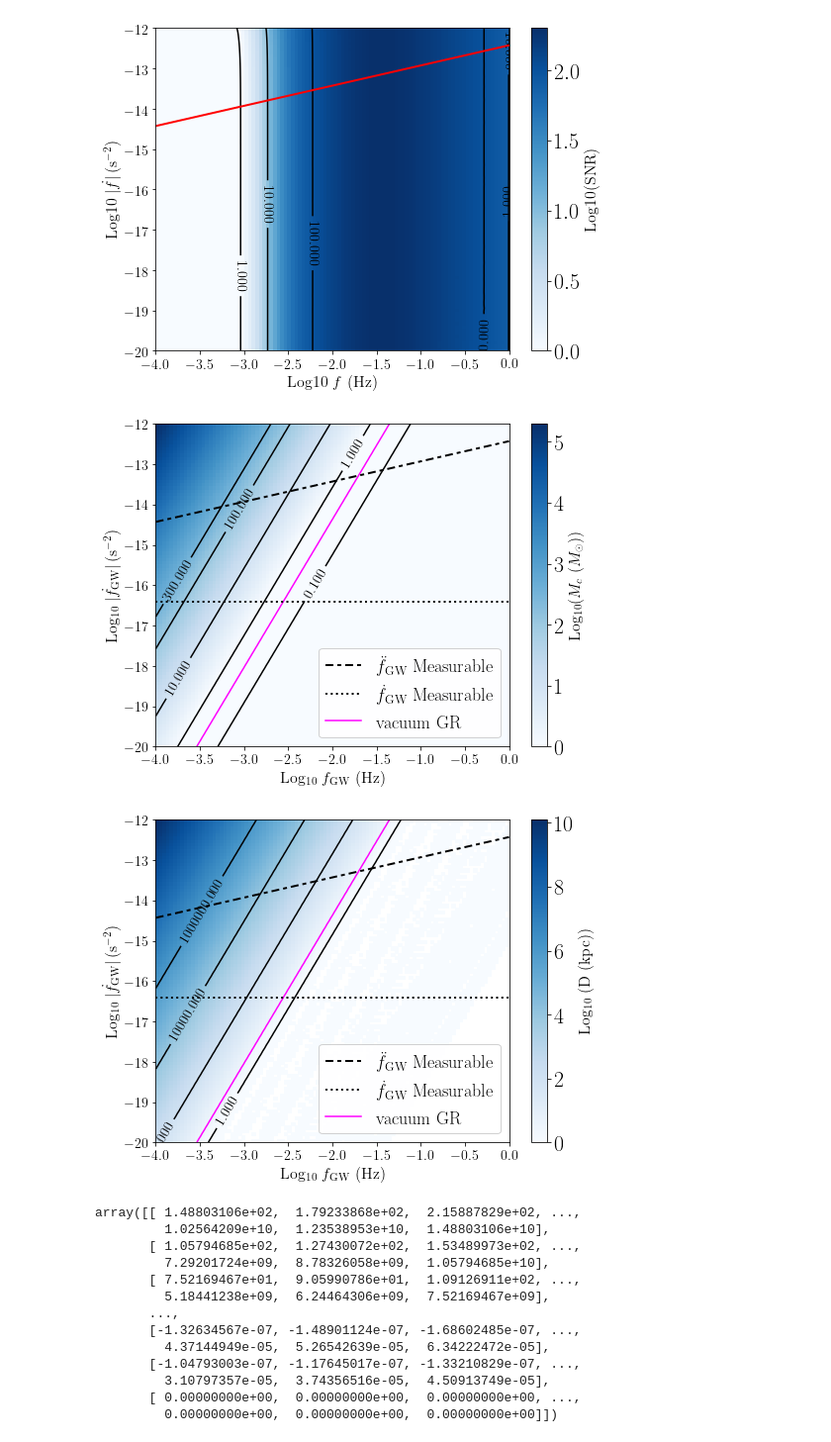
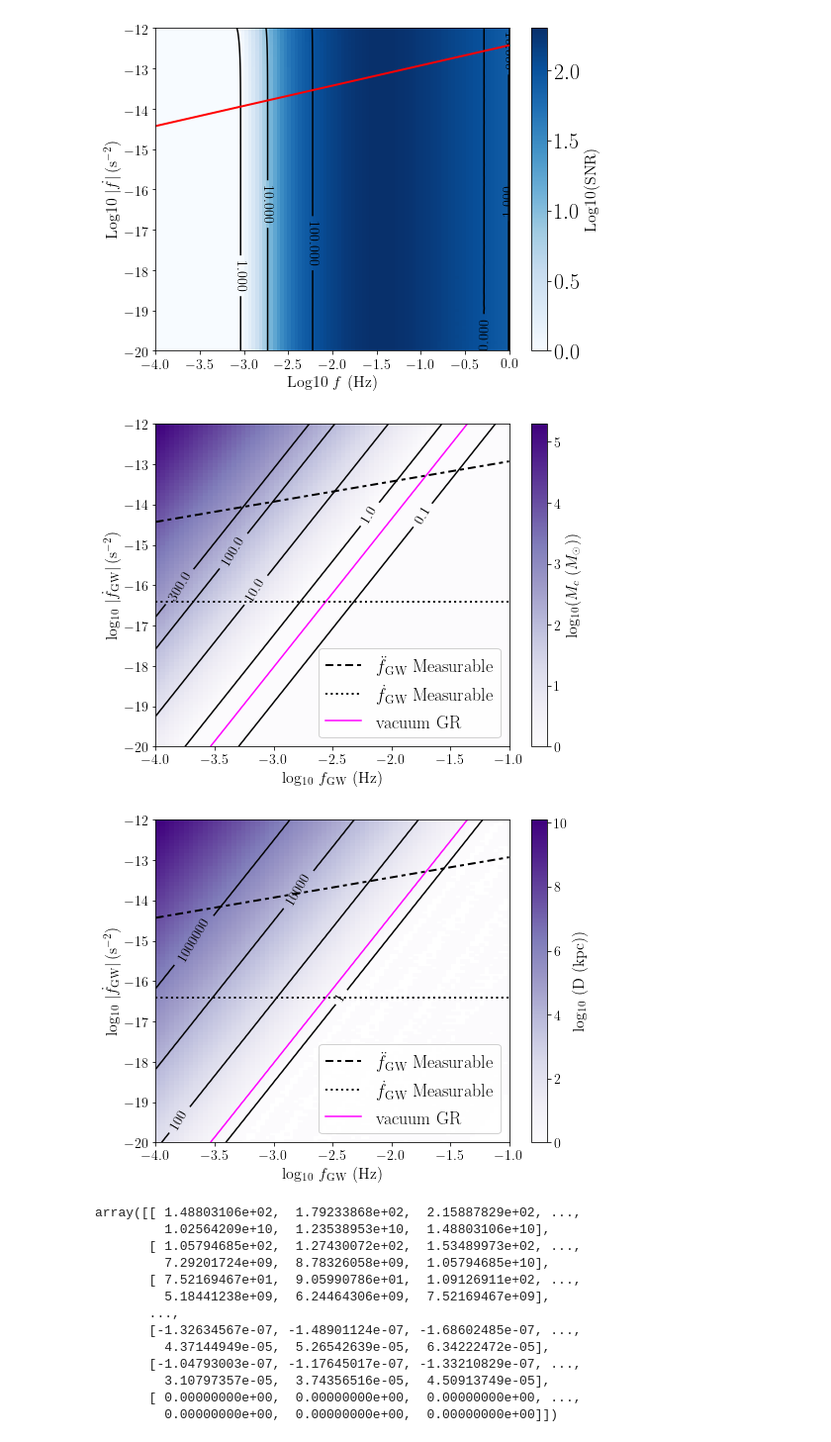
Before and after one commit to tcallister/LISA-and-CE-Evolution, a Jupyter notebook: FdotPN/M-D.ipynb, the cells around one changed output. Shown at 99% size. Cells and saved outputs as stored; diff of their text form; code cells hidden in the pictures.

```diff
--- a/FdotPN/M-D.ipynb
+++ b/FdotPN/M-D.ipynb
@@ -455,25 +455,28 @@ plt.show()
 # %% [output]
 [figure]
 # %%
+xs = 10.**np.linspace(-4,0,100)
 fdot_min = 1./(5.*year)**2.
 fddot_min = (2./(5.*year))/(5.*year)**2.
 fdot_at_minimum_fddot = np.sqrt((3./11.)*xs*fddot_min)
+fdot_at_fddotmin = np.sqrt(3./11*fddotmin*f_ref)
 # %%
 fig,ax = plt.subplots(figsize=(8,6))
 
-PS = ax.pcolormesh(np.log10(fs),np.log10(fdots),np.log10(Mc_m).T,cmap='Blues',vmin=0)
+PS = ax.pcolormesh(np.log10(fs),np.log10(fdots),np.log10(Mc_m).T,cmap='Purples',vmin=0,rasterized=True)
 CS = ax.contour(np.log10(fs),np.log10(fdots),Mc_m.T,levels=[compute_Mc(0.5,0.3)],colors='magenta',label='vacuum GR')
 CS = ax.contour(np.log10(fs),np.log10(fdots),Mc_m.T,levels=[0.1,1,10,100,300],colors='black')
 cb = fig.colorbar(PS)
-cb.set_label(label="Log$_{10}$($M_c$ ($M_{\odot}))$",fontsize=16)
-ax.clabel(CS, inline=1, fontsize=14)
+cb.set_label(label="log$_{10}$($M_c$ ($M_{\odot}))$",fontsize=16)
+cb.ax.tick_params(labelsize=14)
+ax.clabel(CS, inline=1, fontsize=14,fmt='%1.1f')
 
 ax.plot(np.log10(f_ref),np.log10(fdot_at_fddotmin),lw=2,color='black',dashes=(4,2,2,2),label="$\ddot f_\mathrm{GW}$ Measurable")
 ax.axhline(y=np.log10(fdot_min),color='black',ls=':',lw=2,label="$\dot f_\mathrm{GW}$ Measurable")
-ax.set_xlim(-4,0)
+ax.set_xlim(-4,-1)
 ax.set_ylim(-20,-12)
-ax.set_xlabel(r'Log$_{10}$ $f_{\mathrm{GW}}$ (Hz)',fontsize=16)
-ax.set_ylabel(r'Log$_{10}$ $|\dot f_{\mathrm{GW}}|\,(\mathrm{s}^{-2})$',fontsize=16)
+ax.set_xlabel(r'log$_{10}$ $f_{\mathrm{GW}}$ (Hz)',fontsize=16)
+ax.set_ylabel(r'log$_{10}$ $|\dot f_{\mathrm{GW}}|\,(\mathrm{s}^{-2})$',fontsize=16)
 ax.tick_params(labelsize=14)
 ax.plot(1,2,color='magenta',label='vacuum GR')
 ax.legend(ncol=1,loc='lower right',fontsize=18,fancybox=True,framealpha=0.9)
@@ -481,31 +484,32 @@ ax.legend(ncol=1,loc='lower right',fontsize=18,fancybox=True,framealpha=0.9)
 plt.show()
 fig.savefig("McBias.pdf",bbox_inches='tight')
 # %% [output]
-[figure, old version]
+[figure, new version]
 # %%
 fig,ax = plt.subplots(figsize=(8,6))
 
-PS = ax.pcolormesh(np.log10(fs),np.log10(fdots),np.log10(D_m).T,cmap='Blues',vmin=0)
+PS = ax.pcolormesh(np.log10(fs),np.log10(fdots),np.log10(D_m).T,cmap='Purples',vmin=0,rasterized=True)
 CS = ax.contour(np.log10(fs),np.log10(fdots),D_m.T,levels=[3],colors='magenta')
 CS = ax.contour(np.log10(fs),np.log10(fdots),D_m.T,levels=[1,100,10000,1000000],colors='black')
 cb = fig.colorbar(PS)
-cb.set_label(label="Log$_{10}$ (D (kpc))",fontsize=16)
-ax.clabel(CS, inline=1, fontsize=14)
+cb.set_label(label="log$_{10}$ (D (kpc))",fontsize=16)
+cb.ax.tick_params(labelsize=14)
+ax.clabel(CS, inline=1, fontsize=14,fmt='%1.0f')
 
 ax.plot(np.log10(f_ref),np.log10(fdot_at_fddotmin),lw=2,color='black',dashes=(4,2,2,2),label="$\ddot f_\mathrm{GW}$ Measurable")
 ax.axhline(y=np.log10(fdot_min),color='black',ls=':',lw=2,label="$\dot f_\mathrm{GW}$ Measurable")
-ax.set_xlim(-4,0)
+ax.set_xlim(-4,-1)
 ax.set_ylim(-20,-12)
-ax.set_xlabel(r'Log$_{10}$ $f_{\mathrm{GW}}$ (Hz)',fontsize=16)
-ax.set_ylabel(r'Log$_{10}$ $|\dot f_{\mathrm{GW}}|\,(\mathrm{s}^{-2})$',fontsize=16)
+ax.set_xlabel(r'log$_{10}$ $f_{\mathrm{GW}}$ (Hz)',fontsize=16)
+ax.set_ylabel(r'log$_{10}$ $|\dot f_{\mathrm{GW}}|\,(\mathrm{s}^{-2})$',fontsize=16)
 ax.tick_params(labelsize=14)
 ax.plot(1,2,color='magenta',label='vacuum GR')
 ax.legend(ncol=1,loc='lower right',fontsize=18,fancybox=True,framealpha=0.9)
 
 plt.show()
 fig.savefig("DLBias.pdf",bbox_inches='tight')
 # %% [output]
-[figure, old version]
+[figure, new version]
 # %%
 D_m
 # %% [output]
```
Also changed, not shown: parts of 1 cell of this notebook.
